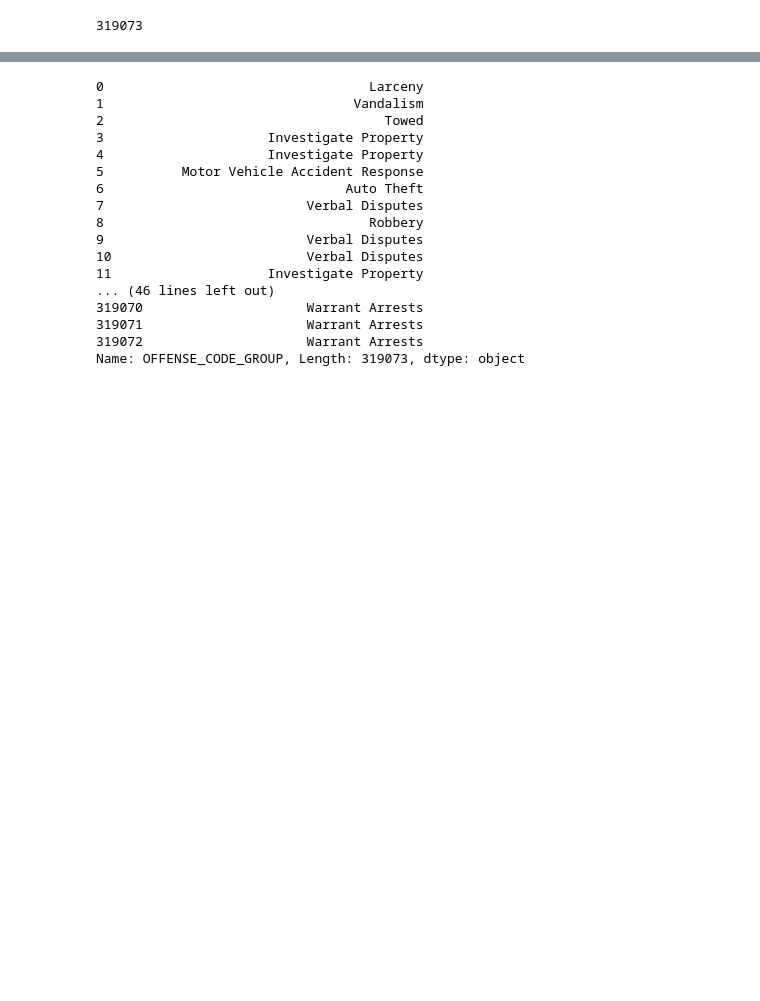
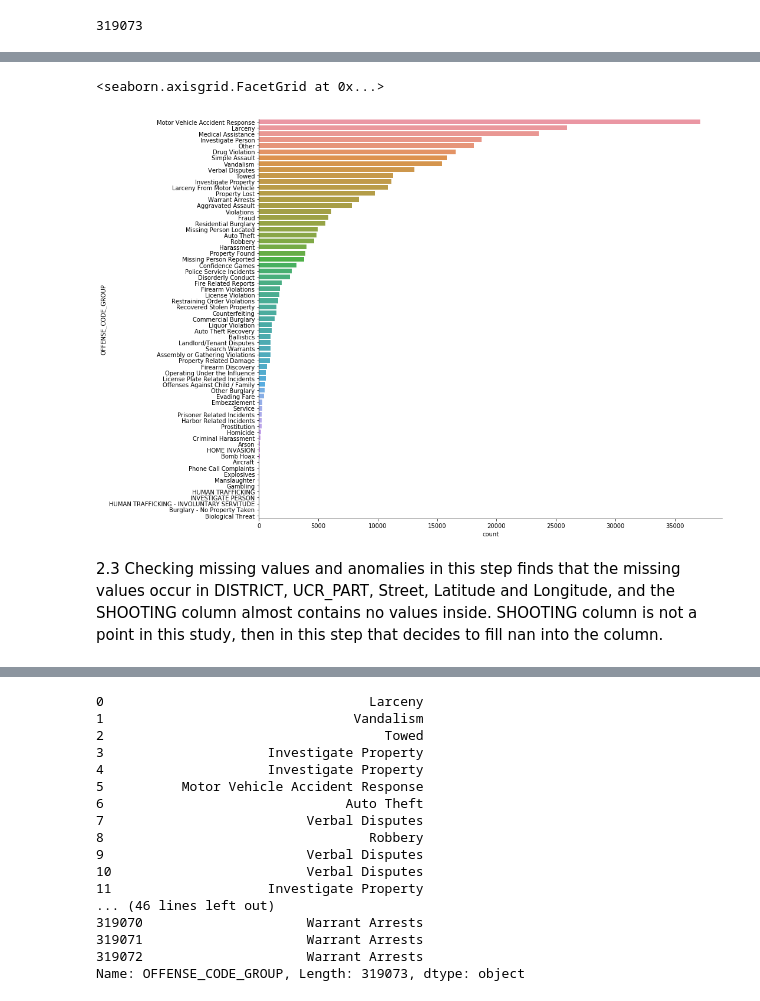
Before and after one commit to johnny080524/Assigement, a Jupyter notebook: Machine_Learning_Spring_32513_A2_ShenChuan_Lin.ipynb, the cells around one changed output, grey strips where cells are left out. Saved outputs shown, nothing was run; the diff lists cells and outputs as text; code cells hidden in the pictures; blank space fills up the shorter version.

```diff
--- a/Machine_Learning_Spring_32513_A2_ShenChuan_Lin.ipynb
+++ b/Machine_Learning_Spring_32513_A2_ShenChuan_Lin.ipynb
@@ -133,0 +190,12 @@ len(df3)
+# %%
+sns.catplot(y='OFFENSE_CODE_GROUP',
+           kind='count',
+            height=10,
+            aspect=1.5,
+            order=df3.OFFENSE_CODE_GROUP.value_counts().index,
+           data=df3)
+# %% [output]
+<seaborn.axisgrid.FacetGrid at 0x...>
+[figure, added]
+# %% [markdown]
+2.3	Checking missing values and anomalies in this step finds that the missing values occur in DISTRICT, UCR_PART, Street, Latitude and Longitude, and the SHOOTING column almost contains no values inside. SHOOTING column is not a point in this study, then in this step that decides to fill nan into the column.
```
Also changed, not shown: parts of 60 cells of this notebook.
